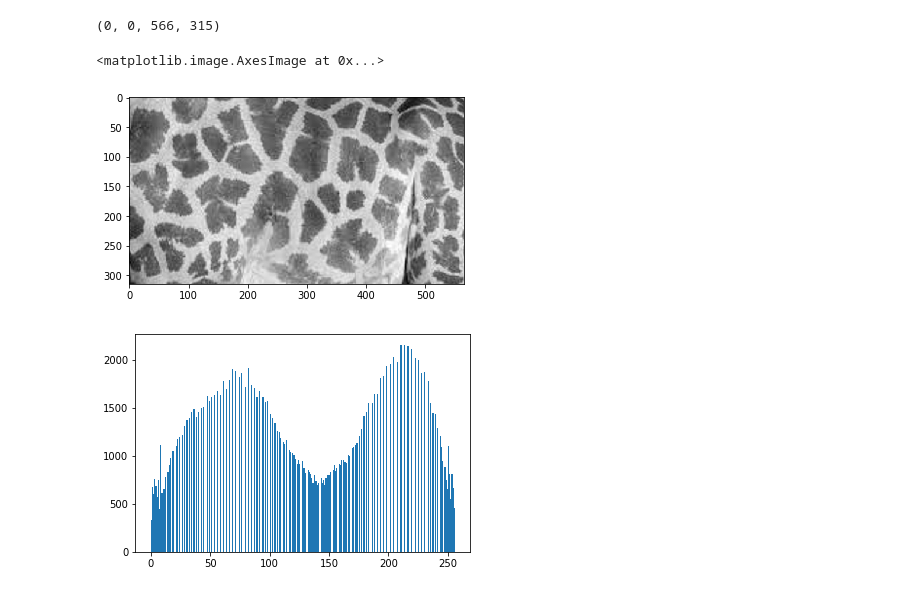
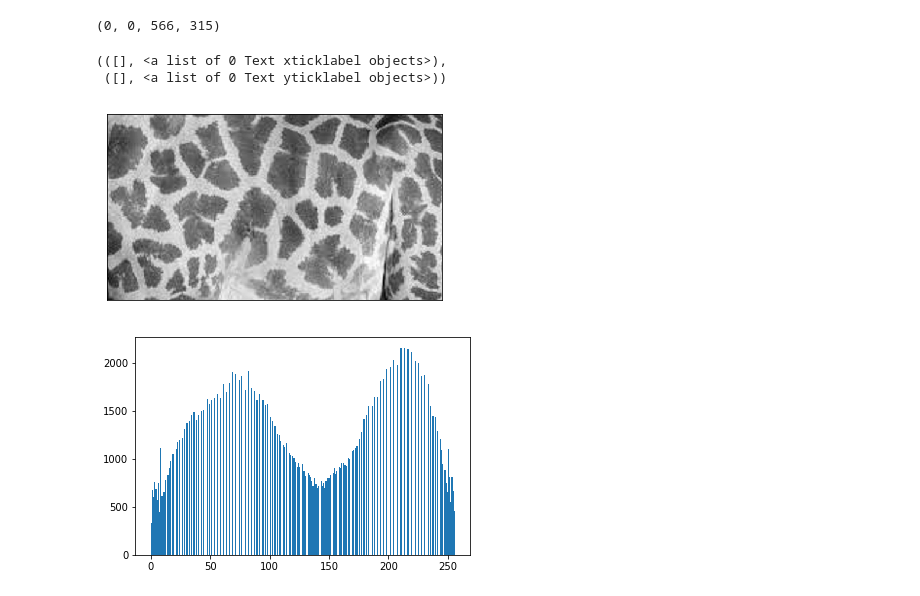
Before and after one commit to csteed/ORHS-MathThesis-2018, a Jupyter notebook: work/CNMS/Giraffe.ipynb, the cells around one changed output. Drawn from its saved outputs; the diff is of its cells as text; code cells hidden in the pictures.

```diff
--- a/work/CNMS/Giraffe.ipynb
+++ b/work/CNMS/Giraffe.ipynb
@@ -1,33 +1,36 @@
 # %%
 #creating a colormap
 from matplotlib.colors import LinearSegmentedColormap
 cdict = {'red':   ((0.0, 0.0, 0.0),
                    (0.1, 1.0, 1.0),
                    (1.0, 1.0, 1.0)),
 
          'green': ((0.0, 0.0, 0.0),
                    (1.0, 0.0, 0.0)),
 
         'blue':  ((0.0, 0.0, 0.0),
                    (1.0, 0.0, 0.0))
         }
 red = LinearSegmentedColormap('Red', cdict)
 
 #cropping the image
+import matplotlib.pyplot as plt
 from PIL import Image
 import cv2
 im = Image.open('giraffe.png');
 width, height=im.size
 area = (0,0,width, height )
 print(area)
 im2 = im.crop(area)
 im2.save('giraffe.tif')
 img = cv2.imread('giraffe.tif',0)
 #im2.show()
 plt.imshow(img, cmap='gray' )
+plt.xticks([]), plt.yticks([])
 # %% [output]
 (0, 0, 566, 315)
-<matplotlib.image.AxesImage at 0x...>
+(([], <a list of 0 Text xticklabel objects>),
+ ([], <a list of 0 Text yticklabel objects>))
-[figure, old version]
+[figure, new version]
 # %%
 #plotting the equalized histogram
```
Also changed, not shown: parts of 12 cells of this notebook, 5 other files.
